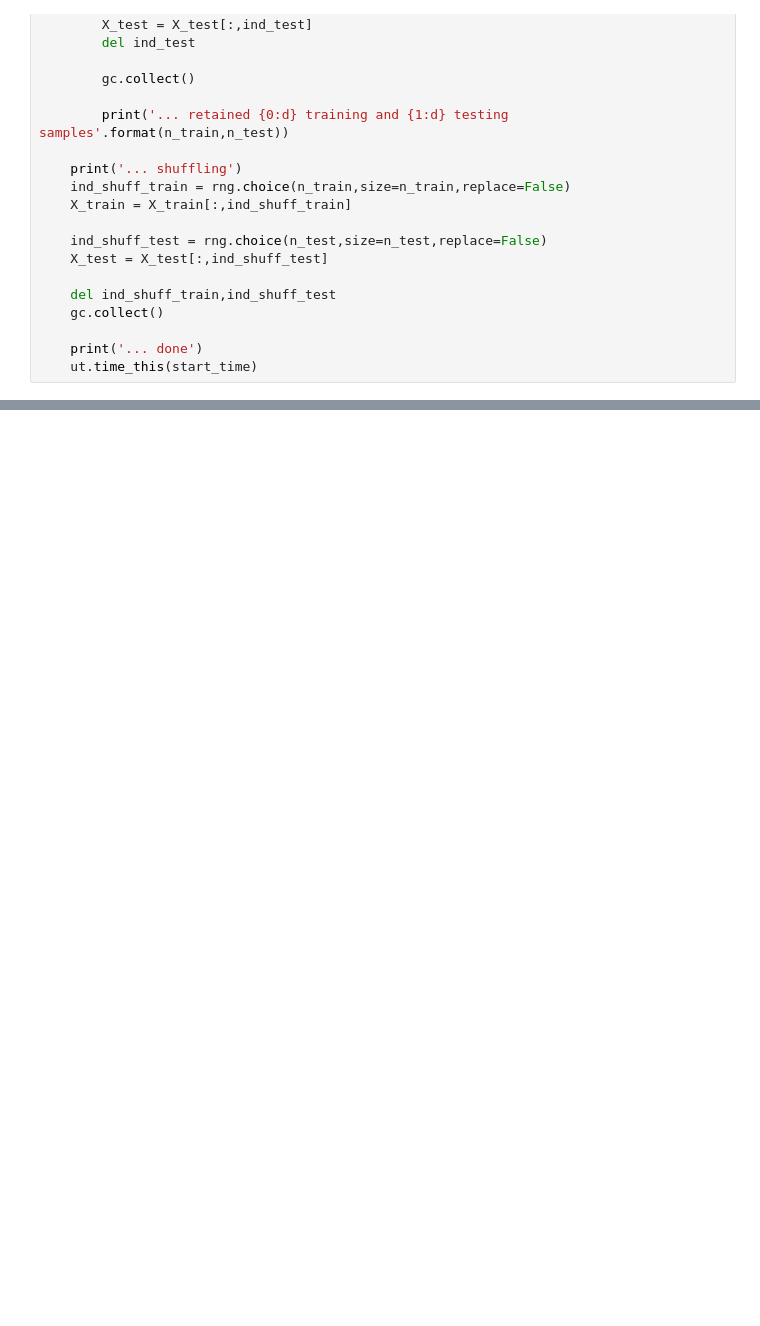
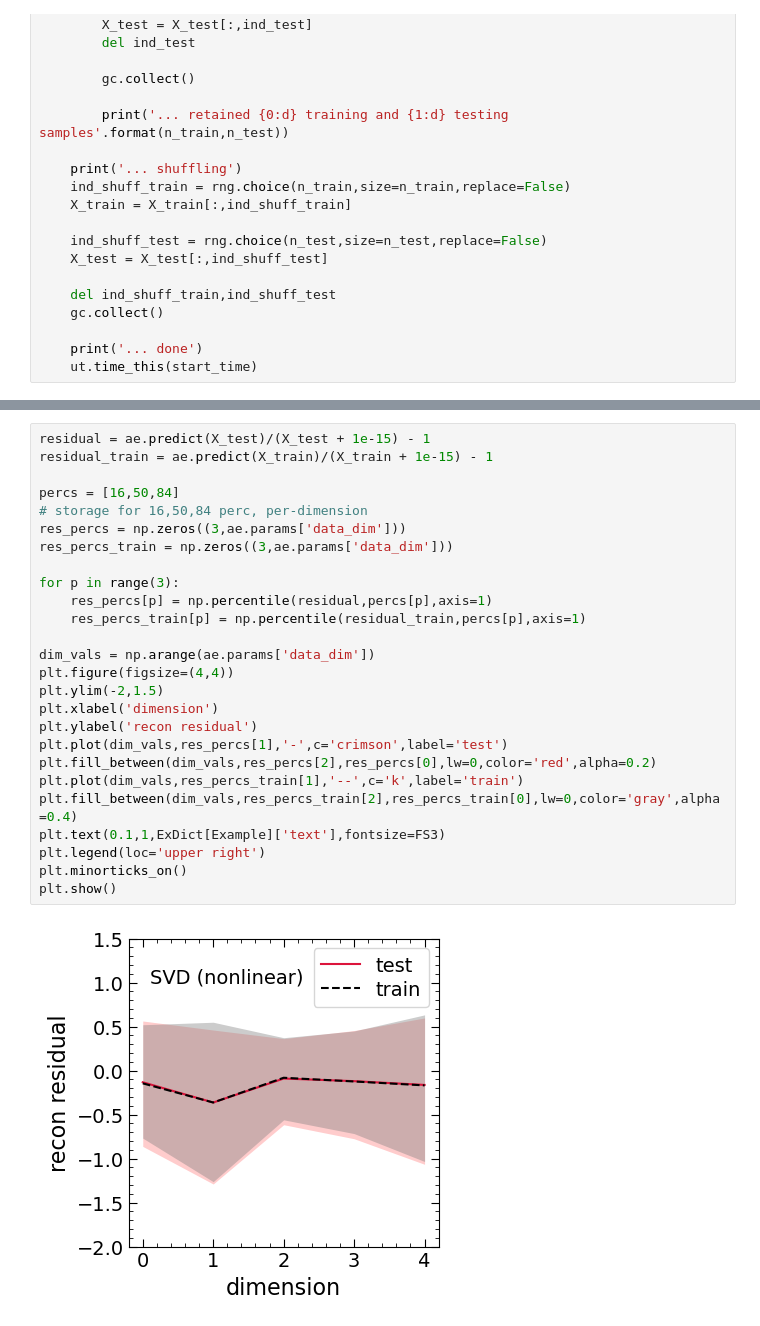
Before and after one commit to a-paranjape/mlfundas, a Jupyter notebook: examples/AutoEncoder_Example.ipynb, the cells around one changed output, grey strips where cells are left out. Drawn from its saved outputs; the diff is of its cells as text; blank space fills up the shorter version.

```diff
--- a/examples/AutoEncoder_Example.ipynb
+++ b/examples/AutoEncoder_Example.ipynb
@@ -391,0 +403,28 @@ No. of free params optimized = 503
+# %%
+residual = ae.predict(X_test)/(X_test + 1e-15) - 1
+residual_train = ae.predict(X_train)/(X_train + 1e-15) - 1
+
+percs = [16,50,84]
+# storage for 16,50,84 perc, per-dimension
+res_percs = np.zeros((3,ae.params['data_dim']))
+res_percs_train = np.zeros((3,ae.params['data_dim']))
+
+for p in range(3):
+    res_percs[p] = np.percentile(residual,percs[p],axis=1)
+    res_percs_train[p] = np.percentile(residual_train,percs[p],axis=1)
+
+dim_vals = np.arange(ae.params['data_dim'])
+plt.figure(figsize=(4,4))
+plt.ylim(-2,1.5)
+plt.xlabel('dimension')
+plt.ylabel('recon residual')
+plt.plot(dim_vals,res_percs[1],'-',c='crimson',label='test')
+plt.fill_between(dim_vals,res_percs[2],res_percs[0],lw=0,color='red',alpha=0.2)
+plt.plot(dim_vals,res_percs_train[1],'--',c='k',label='train')
+plt.fill_between(dim_vals,res_percs_train[2],res_percs_train[0],lw=0,color='gray',alpha=0.4)
+plt.text(0.1,1,ExDict[Example]['text'],fontsize=FS3)
+plt.legend(loc='upper right')
+plt.minorticks_on()
+plt.show()
+# %% [output]
+[figure, added]
```
Also changed, not shown: parts of 9 cells of this notebook, 22 other files.
